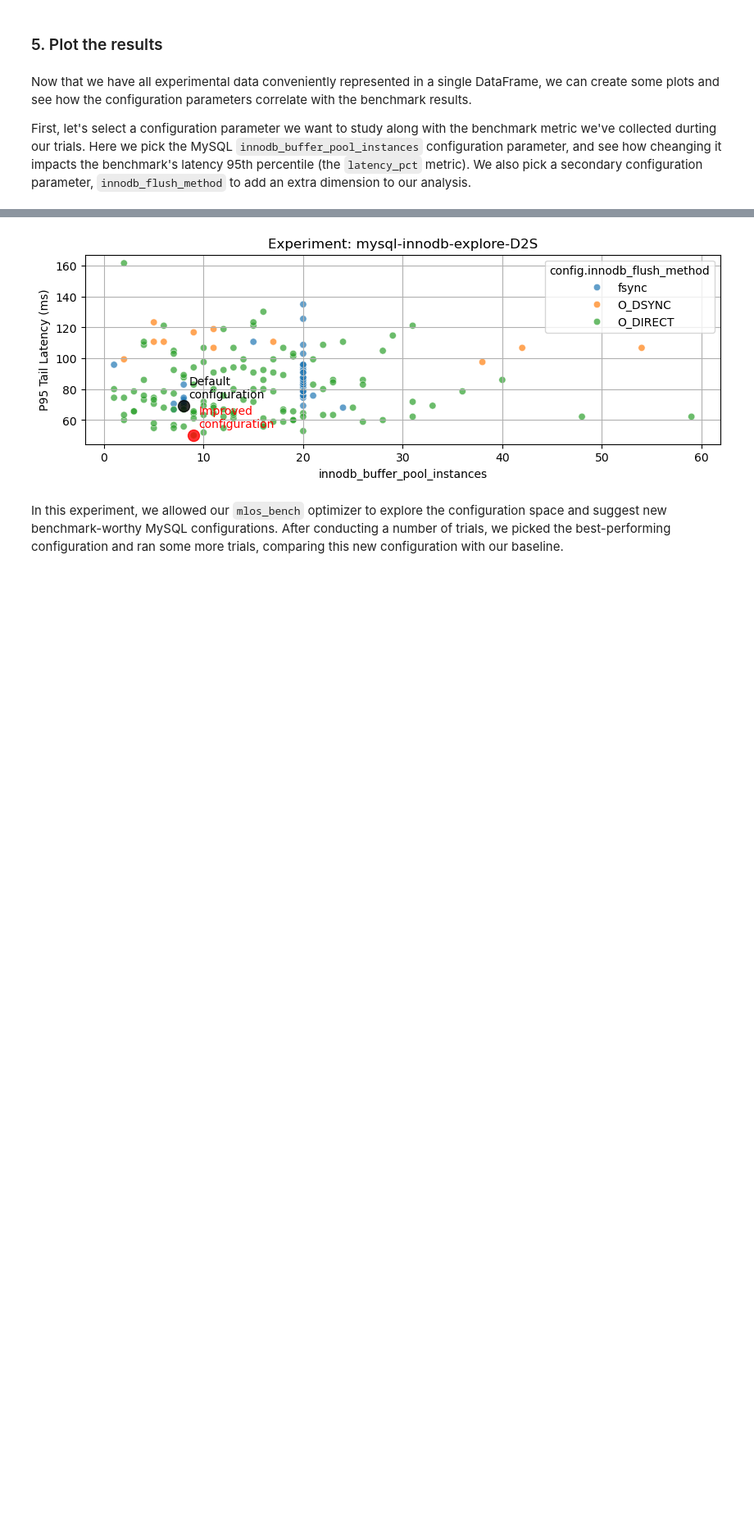
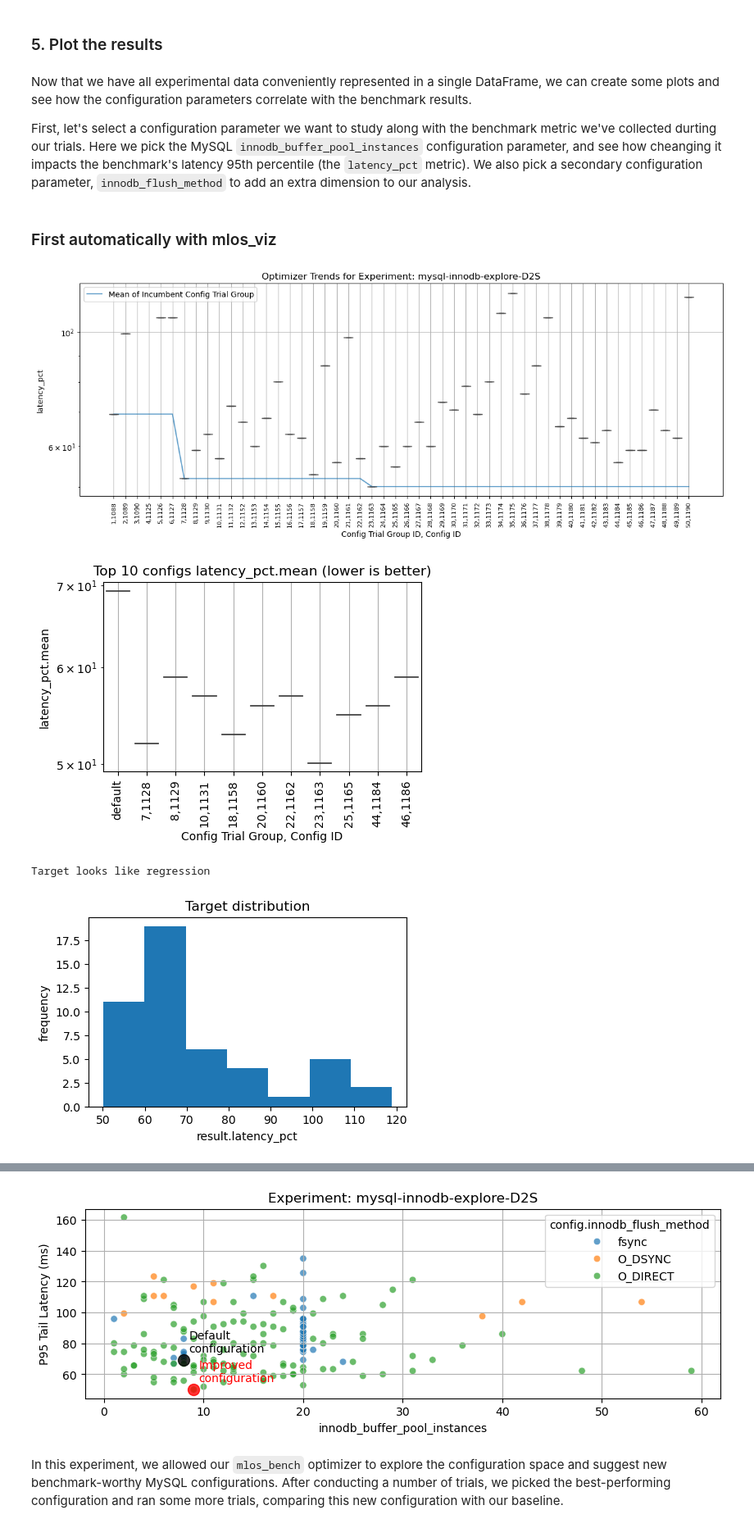
Before and after one commit to Microsoft-CISL/sqlite-autotuning, a Jupyter notebook: mlos_demo_mysql.ipynb, the cells around one changed output, grey strips where cells are left out. Shown at 82% size. Cells and saved outputs as stored; diff of their text form; code cells hidden in the pictures; blank space fills up the shorter version.

```diff
--- a/mlos_demo_mysql.ipynb
+++ b/mlos_demo_mysql.ipynb
@@ -133,3 +133,14 @@ Name: 22, dtype: object
 Now that we have all experimental data conveniently represented in a single DataFrame, we can create some plots and see how the configuration parameters correlate with the benchmark results.
 
 First, let's select a configuration parameter we want to study along with the benchmark metric we've collected durting our trials. Here we pick the MySQL `innodb_buffer_pool_instances` configuration parameter, and see how cheanging it impacts the benchmark's latency 95th percentile (the `latency_pct` metric). We also pick a secondary configuration parameter, `innodb_flush_method` to add an extra dimension to our analysis.
+# %% [markdown]
+### First automatically with mlos_viz
+# %%
+import mlos_viz
+results_df = exp.results_df.head(50)
+mlos_viz.plot(exp, results_df=results_df)
+# %% [output]
+[figure, added]
+[figure, added]
+Target looks like regression
+[figure, added]
```
Also changed, not shown: parts of 2 cells of this notebook, 1 other file.
